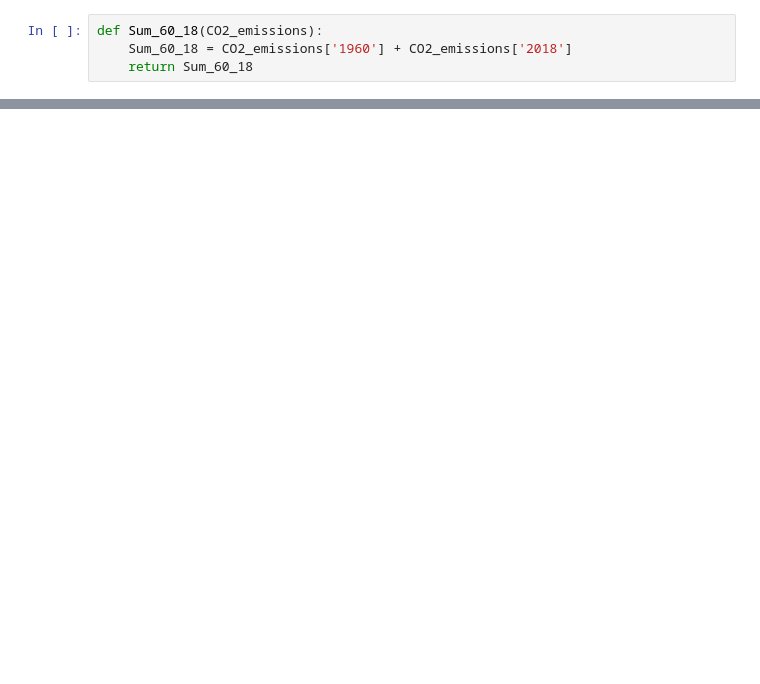
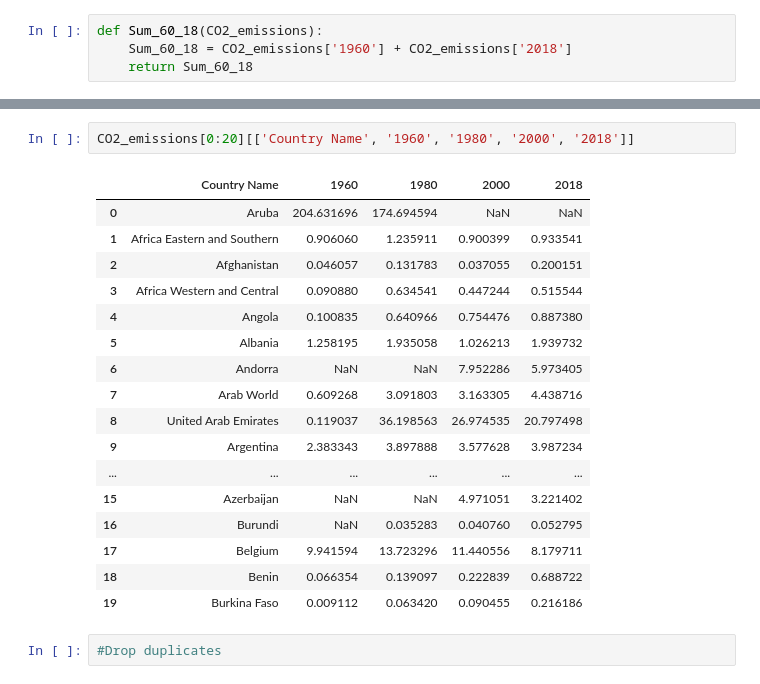
Before and after one commit to nacubogdan/UCDPA_Bogdan-Nacu, a Jupyter notebook: UCD_Project.ipynb, the cells around one changed output, grey strips where cells are left out. Cells and saved outputs as stored; diff of their text form; blank space fills up the shorter version.

```diff
--- a/UCD_Project.ipynb
+++ b/UCD_Project.ipynb
@@ -157,0 +221,22 @@ CO2_emissions
+# %%
+CO2_emissions[0:20][['Country Name', '1960', '1980', '2000', '2018']]
+# %% [output]
+|  | Country Name | 1960 | 1980 | 2000 | 2018 |
+| 0 | Aruba | 204.631696 | 174.694594 | NaN | NaN |
+| 1 | Africa Eastern and Southern | 0.906060 | 1.235911 | 0.900399 | 0.933541 |
+| 2 | Afghanistan | 0.046057 | 0.131783 | 0.037055 | 0.200151 |
+| 3 | Africa Western and Central | 0.090880 | 0.634541 | 0.447244 | 0.515544 |
+| 4 | Angola | 0.100835 | 0.640966 | 0.754476 | 0.887380 |
+| 5 | Albania | 1.258195 | 1.935058 | 1.026213 | 1.939732 |
+| 6 | Andorra | NaN | NaN | 7.952286 | 5.973405 |
+| 7 | Arab World | 0.609268 | 3.091803 | 3.163305 | 4.438716 |
+| 8 | United Arab Emirates | 0.119037 | 36.198563 | 26.974535 | 20.797498 |
+| 9 | Argentina | 2.383343 | 3.897888 | 3.577628 | 3.987234 |
+| ... | ... | ... | ... | ... | ... |
+| 15 | Azerbaijan | NaN | NaN | 4.971051 | 3.221402 |
+| 16 | Burundi | NaN | 0.035283 | 0.040760 | 0.052795 |
+| 17 | Belgium | 9.941594 | 13.723296 | 11.440556 | 8.179711 |
+| 18 | Benin | 0.066354 | 0.139097 | 0.222839 | 0.688722 |
+| 19 | Burkina Faso | 0.009112 | 0.063420 | 0.090455 | 0.216186 |
+# %%
+#Drop duplicates
```
Also changed, not shown: parts of 26 cells of this notebook.
